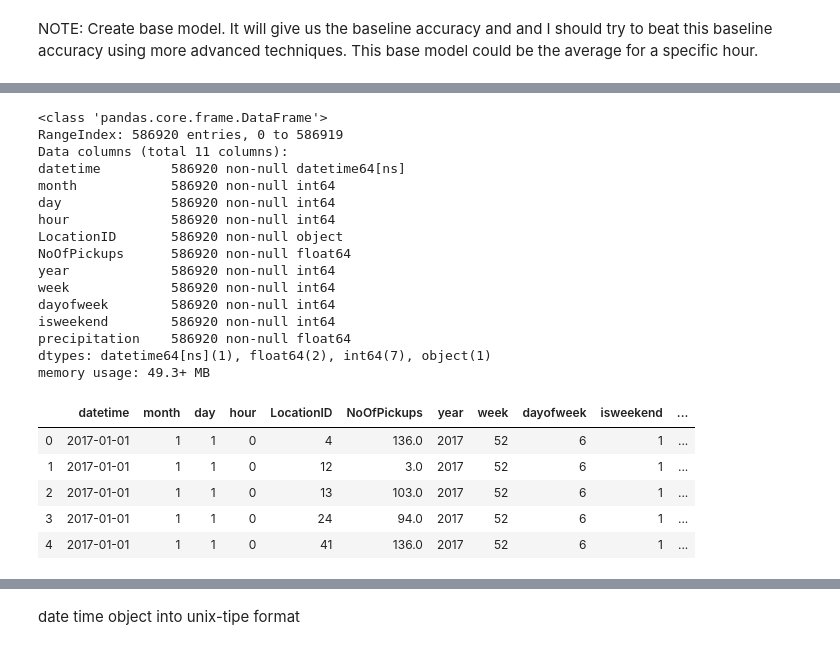
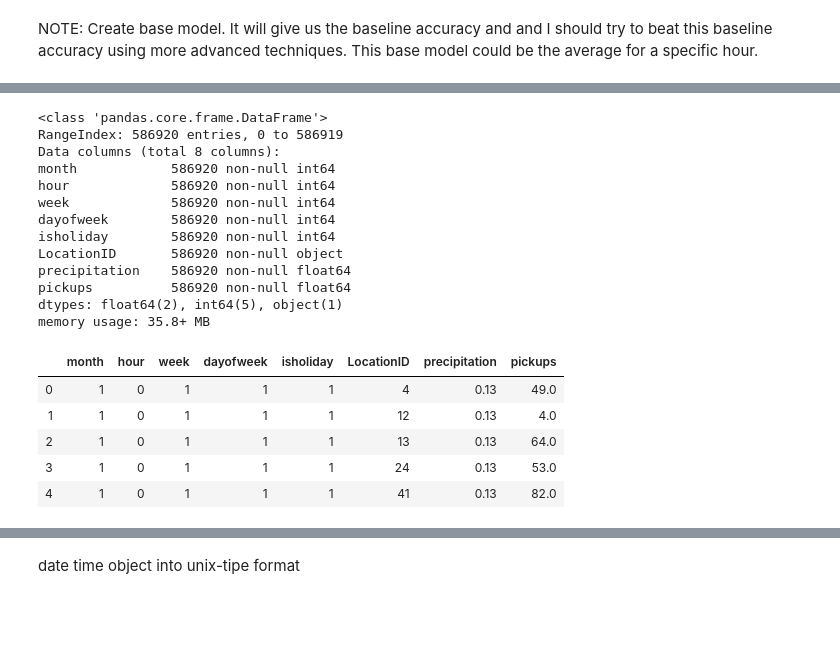
Before and after one commit to angelrps/MasterDataScience_FinalProject, a Jupyter notebook: notebooks/Modelling_01.ipynb, the cells around one changed output, grey strips where cells are left out. Drawn from its saved outputs; the diff is of its cells as text; code cells hidden in the pictures; blank space fills up the shorter version.

```diff
--- a/notebooks/Modelling_01.ipynb
+++ b/notebooks/Modelling_01.ipynb
@@ -40,32 +42,31 @@ from sklearn.model_selection import train_test_split
 # %%
 # Import dataset
-df = pd.read_csv('../data/Data_Cleaned_2017_To_Model.csv', sep=',',
+df = pd.read_csv('../data/Data_Cleaned_2019_To_Model.csv', sep=',',
                  dtype = {"LocationID" : "object"},
                  parse_dates=['datetime'])
 
+# Select columns of interest
+df = df[['month', 'hour', 'week', 'dayofweek', 'isholiday', 'LocationID', 'precipitation', 'pickups']]
 df.info() # check dtypes
 df.head()
 # %% [output]
 <class 'pandas.core.frame.DataFrame'>
 RangeIndex: 586920 entries, 0 to 586919
-Data columns (total 11 columns):
-datetime         586920 non-null datetime64[ns]
+Data columns (total 8 columns):
 month            586920 non-null int64
-day              586920 non-null int64
 hour             586920 non-null int64
-LocationID       586920 non-null object
-NoOfPickups      586920 non-null float64
-year             586920 non-null int64
 week             586920 non-null int64
 dayofweek        586920 non-null int64
-isweekend        586920 non-null int64
+isholiday        586920 non-null int64
+LocationID       586920 non-null object
 precipitation    586920 non-null float64
-dtypes: datetime64[ns](1), float64(2), int64(7), object(1)
-memory usage: 49.3+ MB
+pickups          586920 non-null float64
+dtypes: float64(2), int64(5), object(1)
+memory usage: 35.8+ MB
-|  | datetime | month | day | hour | LocationID | NoOfPickups | year | week | dayofweek | isweekend | ... |
-| 0 | 2017-01-01 | 1 | 1 | 0 | 4 | 136.0 | 2017 | 52 | 6 | 1 | ... |
-| 1 | 2017-01-01 | 1 | 1 | 0 | 12 | 3.0 | 2017 | 52 | 6 | 1 | ... |
-| 2 | 2017-01-01 | 1 | 1 | 0 | 13 | 103.0 | 2017 | 52 | 6 | 1 | ... |
-| 3 | 2017-01-01 | 1 | 1 | 0 | 24 | 94.0 | 2017 | 52 | 6 | 1 | ... |
-| 4 | 2017-01-01 | 1 | 1 | 0 | 41 | 136.0 | 2017 | 52 | 6 | 1 | ... |
+|  | month | hour | week | dayofweek | isholiday | LocationID | precipitation | pickups |
+| 0 | 1 | 0 | 1 | 1 | 1 | 4 | 0.13 | 49.0 |
+| 1 | 1 | 0 | 1 | 1 | 1 | 12 | 0.13 | 4.0 |
+| 2 | 1 | 0 | 1 | 1 | 1 | 13 | 0.13 | 64.0 |
+| 3 | 1 | 0 | 1 | 1 | 1 | 24 | 0.13 | 53.0 |
+| 4 | 1 | 0 | 1 | 1 | 1 | 41 | 0.13 | 82.0 |
 # %% [markdown]
```
Also changed, not shown: parts of 35 cells of this notebook.
